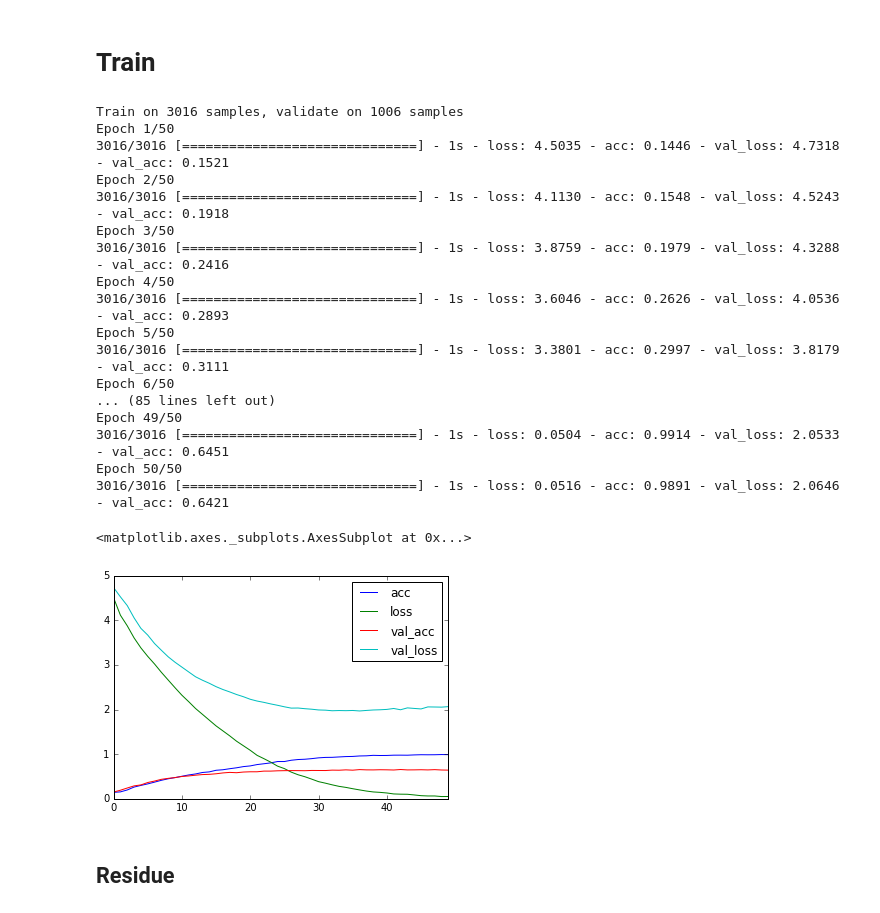
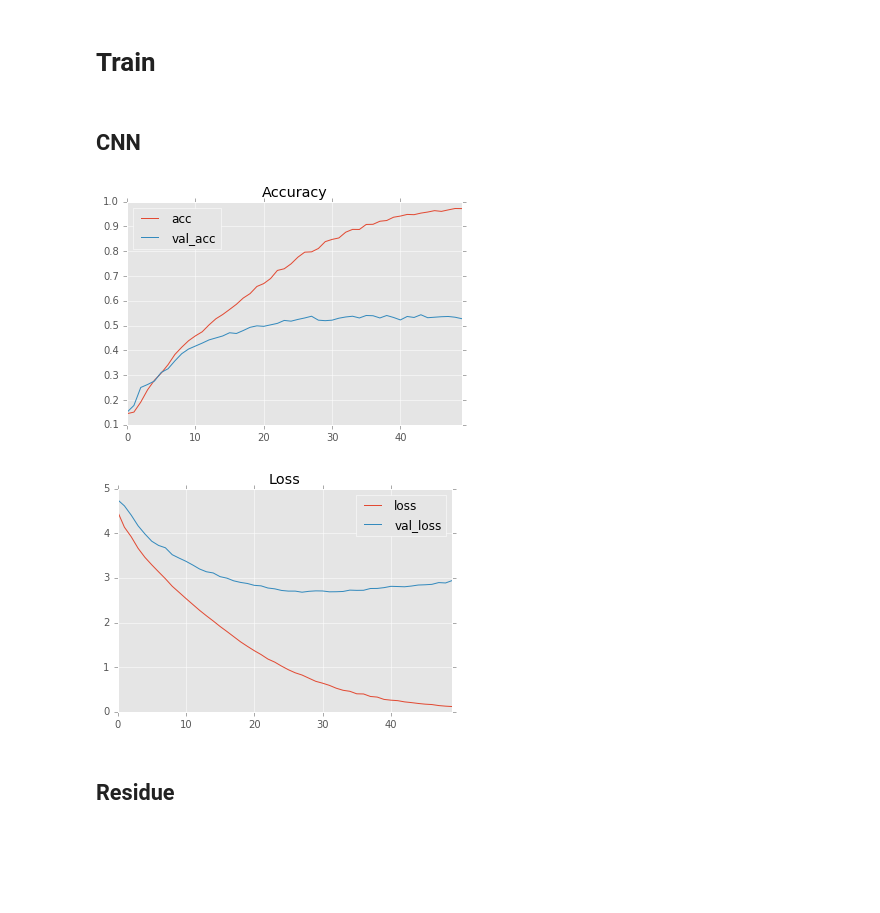
Before and after one commit to vickyliin/NLIL, a Jupyter notebook: train_law_classifier_cnn.ipynb, the cells around one changed output. Cells and saved outputs as stored; diff of their text form; code cells hidden in the pictures; blank space fills up the shorter version.

```diff
--- a/train_law_classifier_cnn.ipynb
+++ b/train_law_classifier_cnn.ipynb
@@ -4,4 +4,6 @@ import word2vec
 import matplotlib
 import keras.optimizers as optim
 from sklearn.model_selection import train_test_split
+import matplotlib.pyplot as plt
+plt.style.use('ggplot')
 %matplotlib inline
@@ -13,7 +17,10 @@ selected_frames = selected_frames[selected_frames.law.str.len() == 1]
 selected_frames.loc[selected_frames.pos_title == '', 'pos_title'] = float('nan')
 selected_frames.columns = pd.MultiIndex.from_product([['raw'], selected_frames.columns])
 # %%
-selected_frames['data', 'Arg1'] = selected_frames.raw.pos_title.map(lambda x: next(zip(*x)), na_action='ignore')
+selected_frames['data', 'Arg1'] = selected_frames.raw.pos_title.map(lambda x: next(zip(*x)), na_action='ignore').fillna('')
 selected_frames['data', 'Arg2'] = selected_frames.raw.pos_content.map(lambda x: next(zip(*x)), na_action='ignore')
 selected_frames['data', 'Relation'] = selected_frames.raw.law.map(lambda x: x[0])
-selected_frames.data.head()
+
+for id, row in selected_frames.data.iterrows():
+    for col in ['Arg1', 'Arg2']:
+        selected_frames.loc[id, ('data', col)] = [word for word in row[col] if word != row.Relation]
@@ -39,6 +38,5 @@ Name: Content Length, dtype: float64
 # %%
-dataset = selected_frames.fillna('').sample(frac=1, random_state=42)
-trainset, validset = train_test_split(dataset, test_size=0.25, random_state=42)
+trainset, validset = train_test_split(selected_frames, test_size=0.25, random_state=42)
 # %%
 relation = dataset.data.Relation.unique()
 print('# Train set'.ljust(20), '%5d'%len(trainset))
@@ -76,3 +72,9 @@ import model
+# %%
+def plot_hist(hist):
+    pd.DataFrame({name: values for name, values in hist.history.items() if 'acc' in name}).plot(title='Accuracy')
+    pd.DataFrame({name: values for name, values in hist.history.items() if 'loss' in name}).plot(title='Loss')
+# %% [markdown]
+## CNN
 # %%
 classifier = model.CNN(maxlen=450, torel=relation)
 # %%
@@ -82,29 +84,11 @@ classifier.compile(loss='categorical_crossentropy',
                    metrics=['acc'])
 classifier.reset()
 hist = classifier.fit(trainset, validset, epochs=50, batch_size=128)
-# %% [output]
-Train on 3016 samples, validate on 1006 samples
-Epoch 1/50
-3016/3016 [==============================] - 1s - loss: 4.5035 - acc: 0.1446 - val_loss: 4.7318 - val_acc: 0.1521
-Epoch 2/50
-3016/3016 [==============================] - 1s - loss: 4.1130 - acc: 0.1548 - val_loss: 4.5243 - val_acc: 0.1918
-Epoch 3/50
-3016/3016 [==============================] - 1s - loss: 3.8759 - acc: 0.1979 - val_loss: 4.3288 - val_acc: 0.2416
-Epoch 4/50
-3016/3016 [==============================] - 1s - loss: 3.6046 - acc: 0.2626 - val_loss: 4.0536 - val_acc: 0.2893
-Epoch 5/50
-3016/3016 [==============================] - 1s - loss: 3.3801 - acc: 0.2997 - val_loss: 3.8179 - val_acc: 0.3111
-Epoch 6/50
-... (85 lines left out)
-Epoch 49/50
-3016/3016 [==============================] - 1s - loss: 0.0504 - acc: 0.9914 - val_loss: 2.0533 - val_acc: 0.6451
-Epoch 50/50
-3016/3016 [==============================] - 1s - loss: 0.0516 - acc: 0.9891 - val_loss: 2.0646 - val_acc: 0.6421
-# %%
-pd.DataFrame(hist.history).plot()
-# %% [output]
-<matplotlib.axes._subplots.AxesSubplot at 0x...>
-[figure, removed]
+# %%
+plot_hist(hist)
+# %% [output]
+[figure, added]
+[figure, added]
 # %% [markdown]
 ## Residue
 # %%
```
Also changed, not shown: parts of 20 cells of this notebook, 1 other file.
